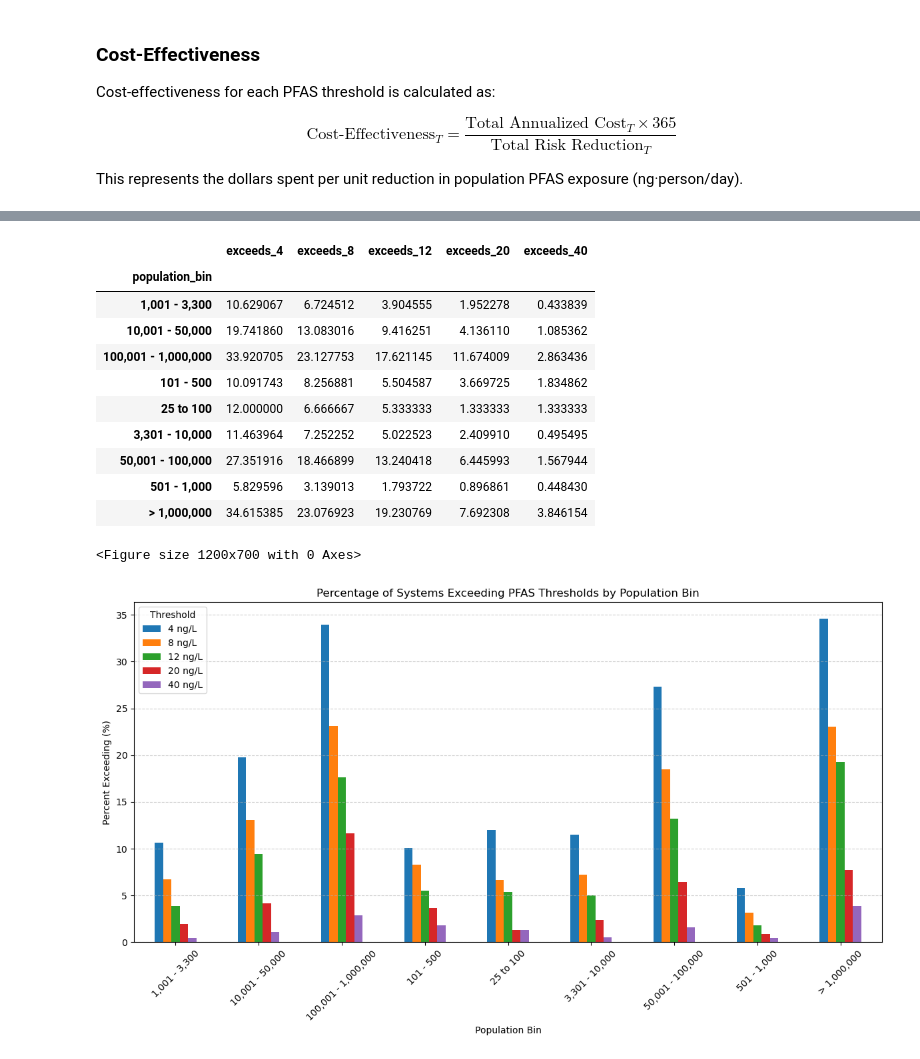
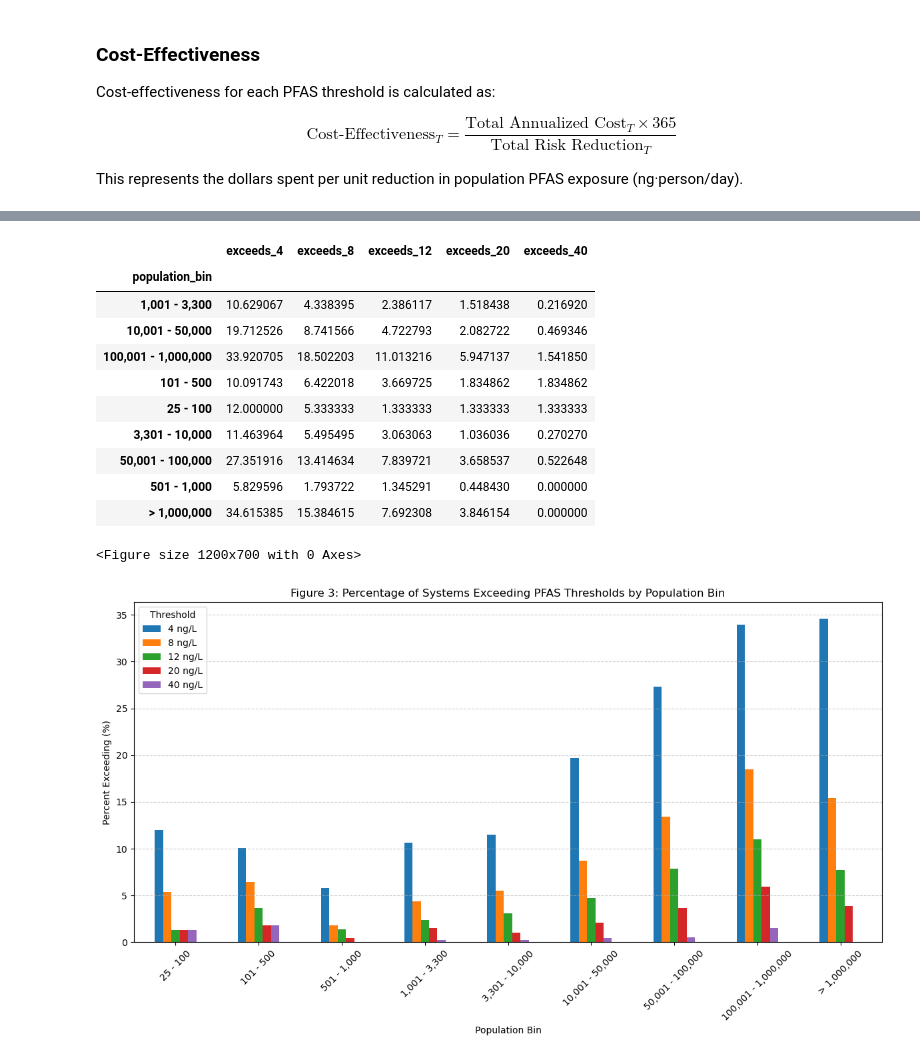
Before and after one commit to brahmee07/Pfas_water_research, a Jupyter notebook: Pfas_cost_risk_analysis.ipynb, the cells around one changed output, grey strips where cells are left out. Drawn from its saved outputs; the diff is of its cells as text; code cells hidden in the pictures.

Commit message:
added total cost power law relationship. divided by population served instead of multiplication. soretd the population bin and also changed the changed the exceeds to or instead of sum

```diff
--- a/Pfas_cost_risk_analysis.ipynb
+++ b/Pfas_cost_risk_analysis.ipynb
@@ -114,5 +114,5 @@ thresholds_ng = [4, 8, 12, 20, 40]
 for t in thresholds_ng:
     col_name = f"exceeds_{t}"
     threshold_ug = t / 1000   # convert ng/L → µg/L
-    df[col_name] = df['total_pfas'] > threshold_ug
+    df[col_name] = (df['PFOA'] > threshold_ug) | (df['PFOS'] > threshold_ug) #initially i did total pfas > threshold_ug, but now either one
 # %%
@@ -175,9 +179,10 @@ Risk reduction estimates how much PFAS exposure is prevented if a system install
 df['risk_reduction'] = (
     df['total_pfas'] *
     df['flow_MGD'] *
-    df['POPULATION_SERVED_COUNT'] *
-    3780
+    3780 /
+    df['POPULATION_SERVED_COUNT']
 )
-df[['total_pfas', 'flow_MGD', 'POPULATION_SERVED_COUNT', 'risk_reduction']].sample(10)
+
+df[['total_pfas', 'flow_MGD', 'POPULATION_SERVED_COUNT', 'risk_reduction']].sample(20)
 # %% [output]
 |  | total_pfas | flow_MGD | POPULATION_SERVED_COUNT | risk_reduction |
@@ -194,3 +205,5 @@ df[['total_pfas', 'flow_MGD', 'POPULATION_SERVED_COUNT', 'risk_reduction']].samp
+# %%
+df['population_bin'] = df['population_bin'].replace({'25 to 100': '25 - 100'})
 # %%
 # mapping population bin with facility annualized cost column of Table 4 in the Corona memo
 
@@ -345,28 +350,41 @@ exceed_by_bin
 # %% [output]
 |  | exceeds_4 | exceeds_8 | exceeds_12 | exceeds_20 | exceeds_40 |
 | population_bin |  |  |  |  |  |
-| 1,001 - 3,300 | 10.629067 | 6.724512 | 3.904555 | 1.952278 | 0.433839 |
-| 10,001 - 50,000 | 19.741860 | 13.083016 | 9.416251 | 4.136110 | 1.085362 |
-| 100,001 - 1,000,000 | 33.920705 | 23.127753 | 17.621145 | 11.674009 | 2.863436 |
-| 101 - 500 | 10.091743 | 8.256881 | 5.504587 | 3.669725 | 1.834862 |
-| 25 to 100 | 12.000000 | 6.666667 | 5.333333 | 1.333333 | 1.333333 |
-| 3,301 - 10,000 | 11.463964 | 7.252252 | 5.022523 | 2.409910 | 0.495495 |
-| 50,001 - 100,000 | 27.351916 | 18.466899 | 13.240418 | 6.445993 | 1.567944 |
-| 501 - 1,000 | 5.829596 | 3.139013 | 1.793722 | 0.896861 | 0.448430 |
-| > 1,000,000 | 34.615385 | 23.076923 | 19.230769 | 7.692308 | 3.846154 |
+| 1,001 - 3,300 | 10.629067 | 4.338395 | 2.386117 | 1.518438 | 0.216920 |
+| 10,001 - 50,000 | 19.712526 | 8.741566 | 4.722793 | 2.082722 | 0.469346 |
+| 100,001 - 1,000,000 | 33.920705 | 18.502203 | 11.013216 | 5.947137 | 1.541850 |
+| 101 - 500 | 10.091743 | 6.422018 | 3.669725 | 1.834862 | 1.834862 |
+| 25 - 100 | 12.000000 | 5.333333 | 1.333333 | 1.333333 | 1.333333 |
+| 3,301 - 10,000 | 11.463964 | 5.495495 | 3.063063 | 1.036036 | 0.270270 |
+| 50,001 - 100,000 | 27.351916 | 13.414634 | 7.839721 | 3.658537 | 0.522648 |
+| 501 - 1,000 | 5.829596 | 1.793722 | 1.345291 | 0.448430 | 0.000000 |
+| > 1,000,000 | 34.615385 | 15.384615 | 7.692308 | 3.846154 | 0.000000 |
+# %%
+ordered_bins = [
+    "25 - 100",
+    "101 - 500",
+    "501 - 1,000",
+    "1,001 - 3,300",
+    "3,301 - 10,000",
+    "10,001 - 50,000",
+    "50,001 - 100,000",
+    "100,001 - 1,000,000",
+    "> 1,000,000"
+]
+exceed_by_bin = exceed_by_bin.reindex(ordered_bins)
 # %%
-plt.figure(figsize=(12, 7))
+plt.figure(figsize=(12,7))
 exceed_by_bin.plot(kind='bar', figsize=(12,7))
 
-plt.title("Percentage of Systems Exceeding PFAS Thresholds by Population Bin")
+plt.title("Figure 3: Percentage of Systems Exceeding PFAS Thresholds by Population Bin")
 plt.xlabel("Population Bin")
 plt.ylabel("Percent Exceeding (%)")
 plt.legend([f"{t} ng/L" for t in thresholds_ng], title="Threshold")
 plt.xticks(rotation=45)
 plt.grid(axis='y', linestyle='--', alpha=0.6)
 plt.tight_layout()
 
 plt.show()
 # %% [output]
 <Figure size 1200x700 with 0 Axes>
-[figure, old version]
+[figure, new version]
```
Also changed, not shown: parts of 14 cells of this notebook.
